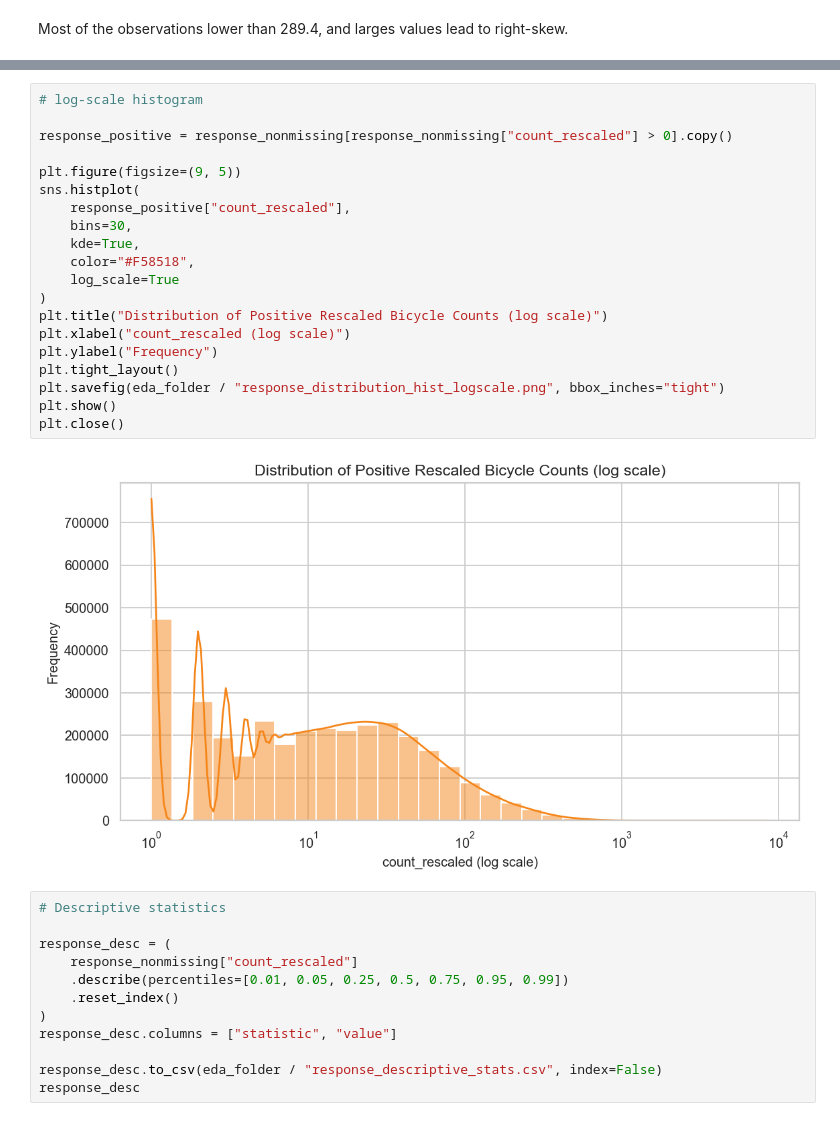
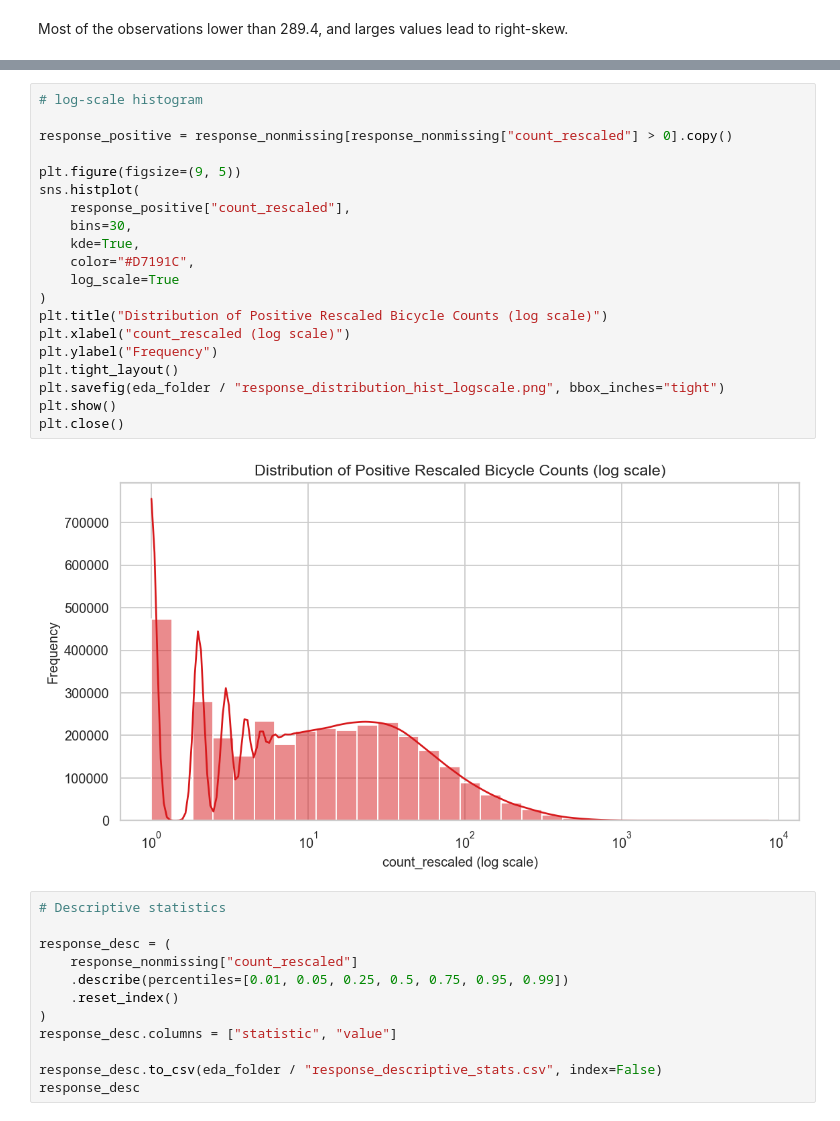
Before and after one commit to annasolodka/mda-cycling-traffic-analysis, a Jupyter notebook: notebooks/03_exploratory_data_analysis.ipynb, the cells around one changed output, grey strips where cells are left out. Drawn from its saved outputs; the diff is of its cells as text.

```diff
--- a/notebooks/03_exploratory_data_analysis.ipynb
+++ b/notebooks/03_exploratory_data_analysis.ipynb
@@ -598,25 +579,25 @@ plt.close()
 # %%
 # log-scale histogram
 
 response_positive = response_nonmissing[response_nonmissing["count_rescaled"] > 0].copy()
 
 plt.figure(figsize=(9, 5))
 sns.histplot(
     response_positive["count_rescaled"],
     bins=30,
     kde=True,
-    color="#F58518",
+    color="#D7191C",
     log_scale=True
 )
 plt.title("Distribution of Positive Rescaled Bicycle Counts (log scale)")
 plt.xlabel("count_rescaled (log scale)")
 plt.ylabel("Frequency")
 plt.tight_layout()
 plt.savefig(eda_folder / "response_distribution_hist_logscale.png", bbox_inches="tight")
 plt.show()
 plt.close()
 # %% [output]
-[figure, old version]
+[figure, new version]
 # %%
 # Descriptive statistics
 
```
Also changed, not shown: parts of 8 cells of this notebook.
